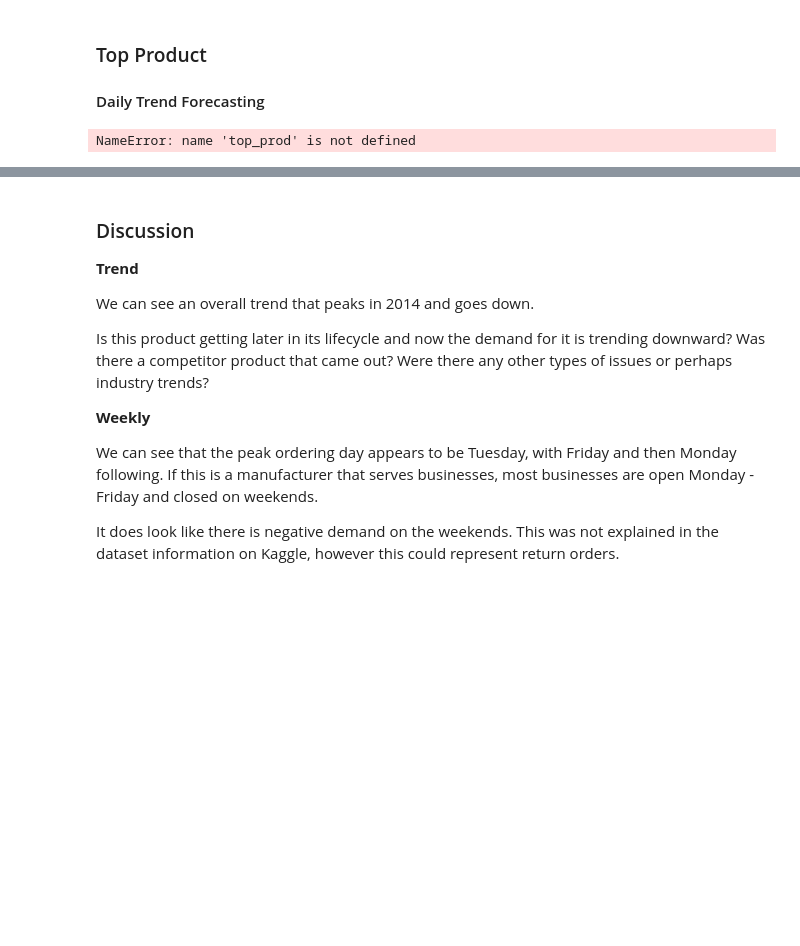
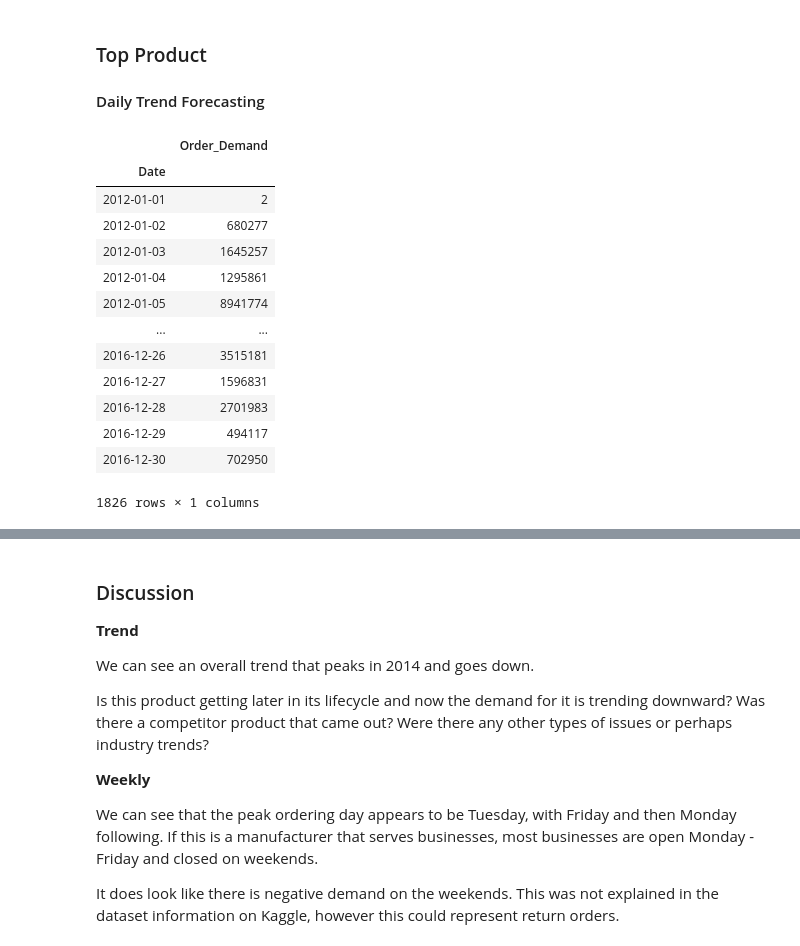
Before and after one commit to JessicaFB/Product-Demand-Forecasting, a Jupyter notebook: Product-Demand-Forecasting.ipynb, the cells around one changed output, grey strips where cells are left out. Cells and saved outputs as stored; diff of their text form; code cells hidden in the pictures; blank space fills up the shorter version.

Commit message:
Updated daily demand forecasting in modeling section.

```diff
--- a/Product-Demand-Forecasting.ipynb
+++ b/Product-Demand-Forecasting.ipynb
@@ -685,10 +685,23 @@ plt.show()
 #### Daily Trend Forecasting
 # %%
 # Group by day
-top_prod_d = top_prod.groupby(pd.Grouper(freq='D')).sum()
+top_prod_d = ts_df.groupby(pd.Grouper(freq='D')).sum()
 top_prod_d
 # %% [output]
+|  | Order_Demand |
+| Date |  |
+| 2012-01-01 | 2 |
+| 2012-01-02 | 680277 |
+| 2012-01-03 | 1645257 |
+| 2012-01-04 | 1295861 |
+| 2012-01-05 | 8941774 |
+| ... | ... |
+| 2016-12-26 | 3515181 |
+| 2016-12-27 | 1596831 |
+| 2016-12-28 | 2701983 |
+| 2016-12-29 | 494117 |
+| 2016-12-30 | 702950 |
-NameError: name 'top_prod' is not defined
+1826 rows × 1 columns
 # %%
 # Convert to fbprophet format
 
```
Also changed, not shown: parts of 7 cells of this notebook, 1 other file.
